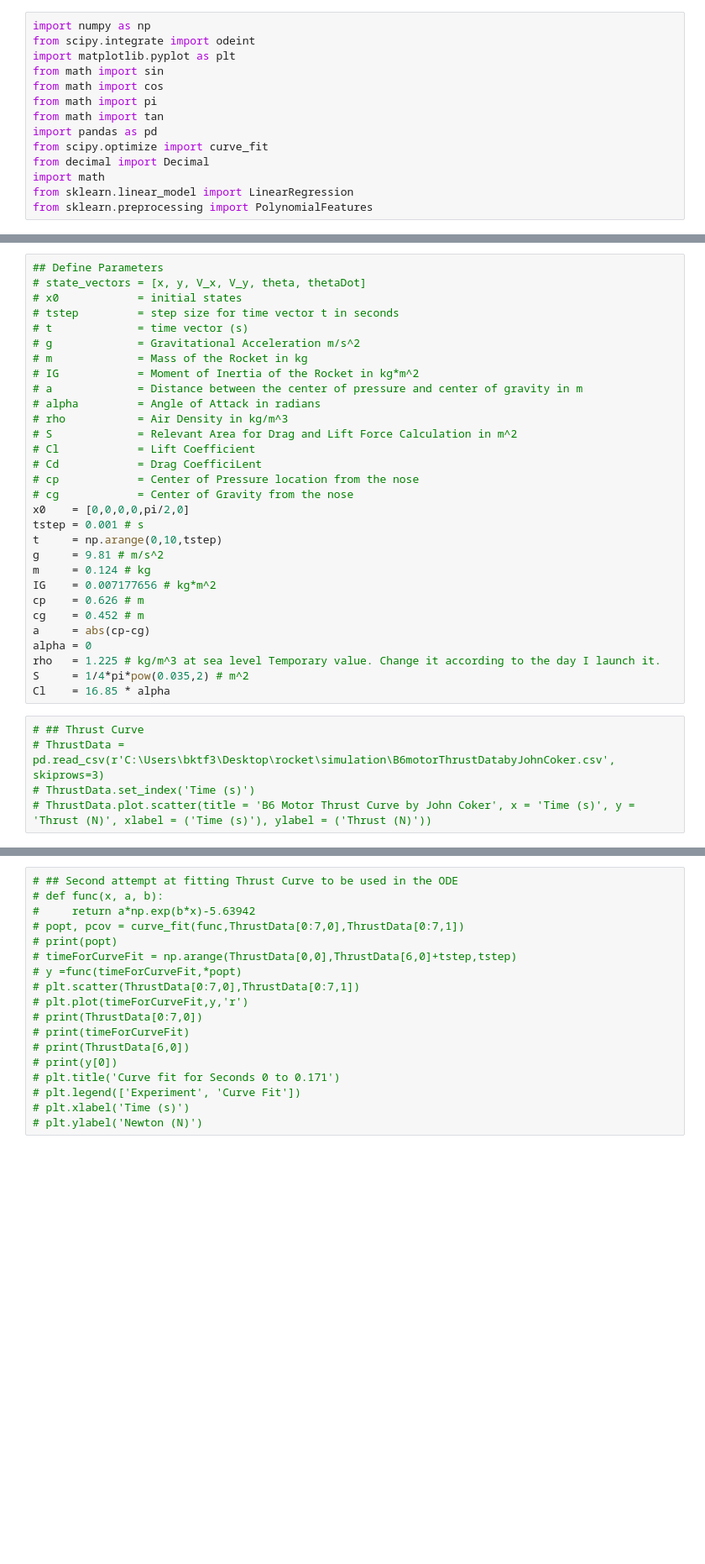
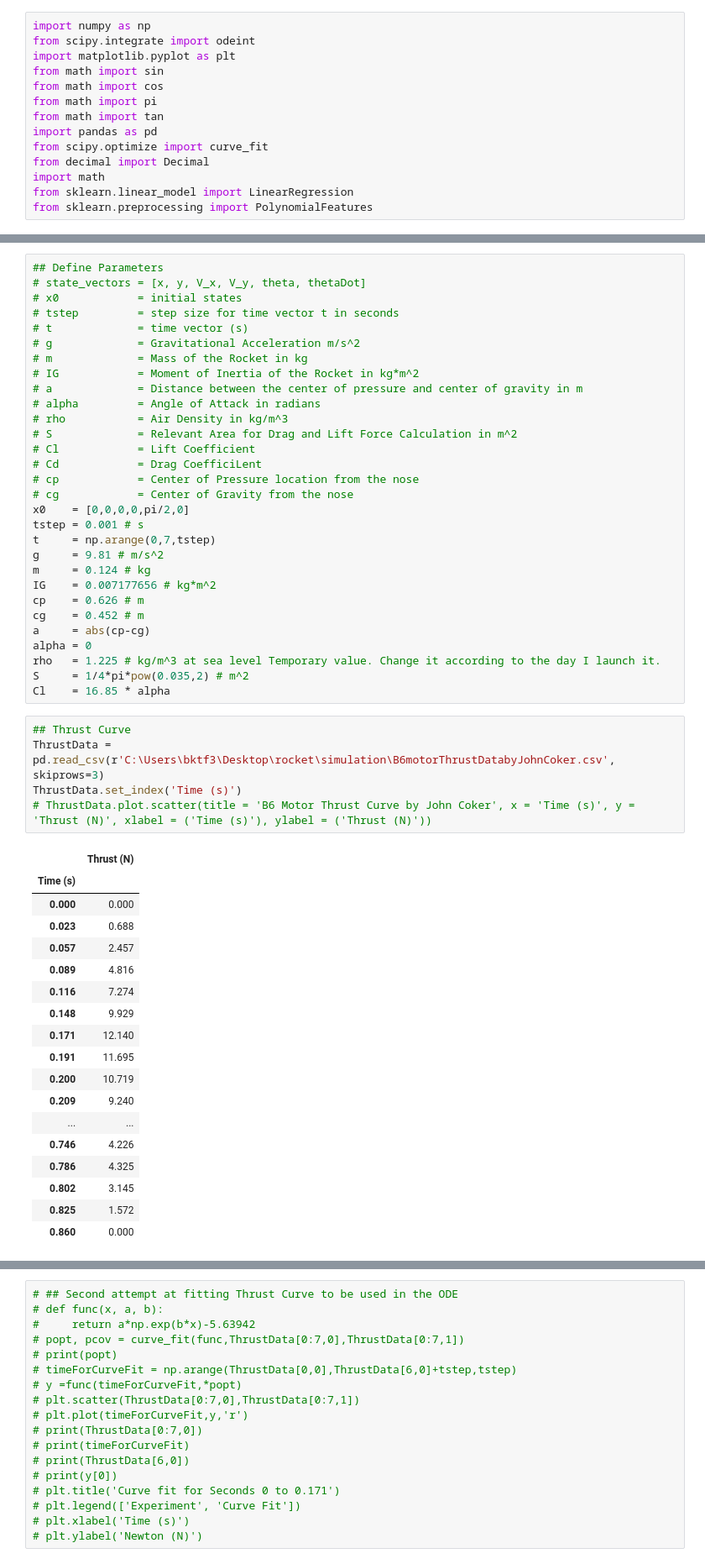
Before and after one commit to BamtolYy/rocket, a Jupyter notebook: simulation/2DRocketSim.ipynb, the cells around one changed output, grey strips where cells are left out. Shown at 84% size. Cells and saved outputs as stored; diff of their text form; blank space fills up the shorter version.

```diff
--- a/simulation/2DRocketSim.ipynb
+++ b/simulation/2DRocketSim.ipynb
@@ -118,7 +120,7 @@ def twoDRocket_ODE(state_vectors, t, g, m, IG, a, alpha, rho, S, Cl):
 # cg            = Center of Gravity from the nose
 x0    = [0,0,0,0,pi/2,0]
 tstep = 0.001 # s
-t     = np.arange(0,10,tstep)
+t     = np.arange(0,7,tstep)
 g     = 9.81 # m/s^2
 m     = 0.124 # kg
 IG    = 0.007177656 # kg*m^2
@@ -130,8 +132,27 @@ rho   = 1.225 # kg/m^3 at sea level Temporary value. Change it according to the
 S     = 1/4*pi*pow(0.035,2) # m^2
 Cl    = 16.85 * alpha
 # %%
-# ## Thrust Curve
-# ThrustData = pd.read_csv(r'C:\Users\bktf3\Desktop\rocket\simulation\B6motorThrustDatabyJohnCoker.csv', skiprows=3)
-# ThrustData.set_index('Time (s)')
+## Thrust Curve
+ThrustData = pd.read_csv(r'C:\Users\bktf3\Desktop\rocket\simulation\B6motorThrustDatabyJohnCoker.csv', skiprows=3)
+ThrustData.set_index('Time (s)')
 # ThrustData.plot.scatter(title = 'B6 Motor Thrust Curve by John Coker', x = 'Time (s)', y = 'Thrust (N)', xlabel = ('Time (s)'), ylabel = ('Thrust (N)'))
+# %% [output]
+|  | Thrust (N) |
+| Time (s) |  |
+| 0.000 | 0.000 |
+| 0.023 | 0.688 |
+| 0.057 | 2.457 |
+| 0.089 | 4.816 |
+| 0.116 | 7.274 |
+| 0.148 | 9.929 |
+| 0.171 | 12.140 |
+| 0.191 | 11.695 |
+| 0.200 | 10.719 |
+| 0.209 | 9.240 |
+| ... | ... |
+| 0.746 | 4.226 |
+| 0.786 | 4.325 |
+| 0.802 | 3.145 |
+| 0.825 | 1.572 |
+| 0.860 | 0.000 |
 # %%
```
Also changed, not shown: parts of 10 cells of this notebook.
